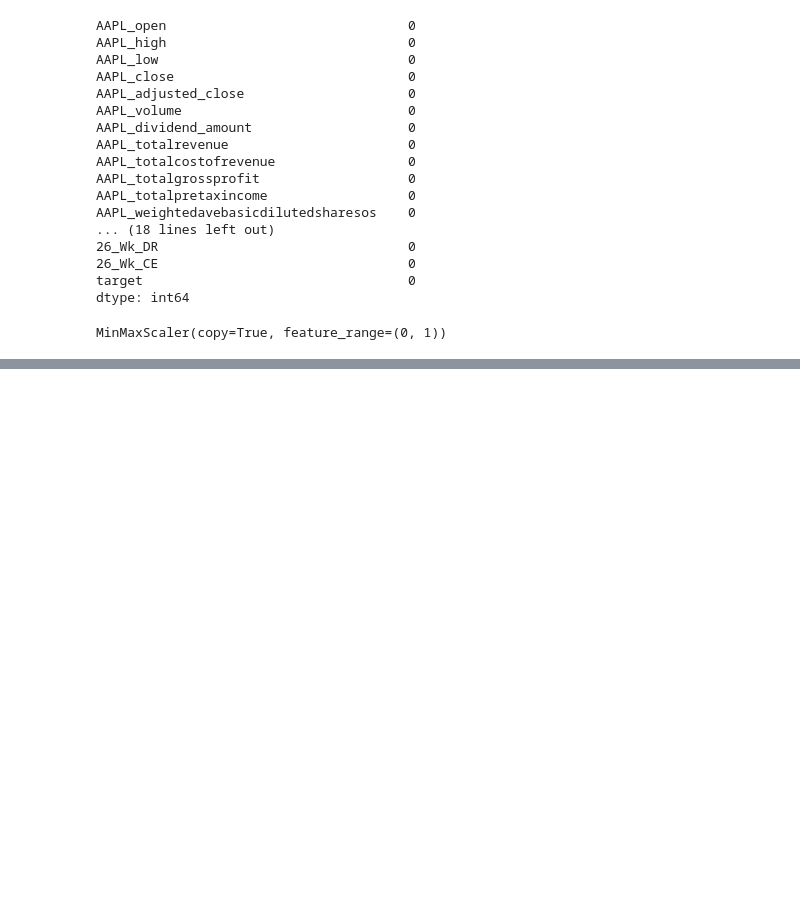
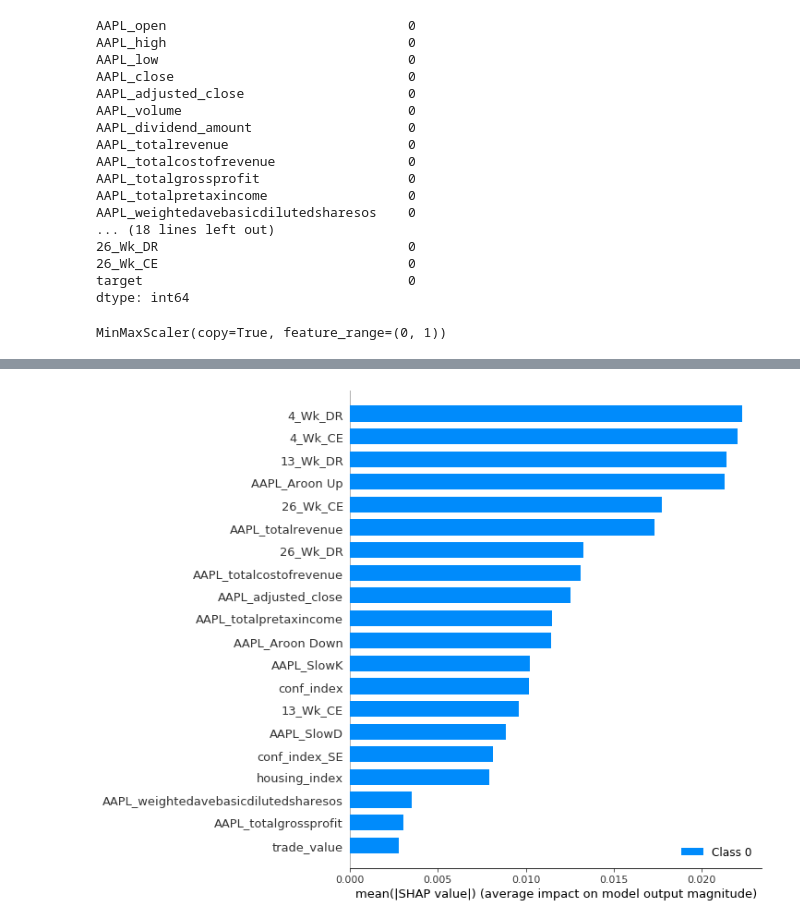
Before and after one commit to labs14-investment-risk-analysis/Data-Science, a Jupyter notebook: jupyter_notebooks/modeling/LSTM_regressions_fracdif.ipynb, the cells around one changed output, grey strips where cells are left out. Saved outputs shown, nothing was run; the diff lists cells and outputs as text; code cells hidden in the pictures; blank space fills up the shorter version.

```diff
--- a/jupyter_notebooks/modeling/LSTM_regressions_fracdif.ipynb
+++ b/jupyter_notebooks/modeling/LSTM_regressions_fracdif.ipynb
@@ -341,0 +427,17 @@ plt.plot(y_train);
+# %%
+def flatten_shap_values(shap_vals):
+
+    #Pull the array out of the list.
+    sv = shap_vals[0]
+
+    count = 0
+    for sample in sv:
+        sample_array = individual_array(sample)
+        if count == 0:
+            final_array = sample_array
+        else:
+            final_array = np.vstack((final_array, sample_array))
+
+        count +=1
+
+    return final_array
@@ -341,0 +483,7 @@ plt.plot(y_train);
+# %%
+summary_plot([flatten_shap_values(shaps_vals)],
+             feature_names=(df.drop(columns=['target'])
+                            .columns
+                            .tolist()))
+# %% [output]
+[figure, added]
```
Also changed, not shown: parts of 37 cells of this notebook, 18 other files.
